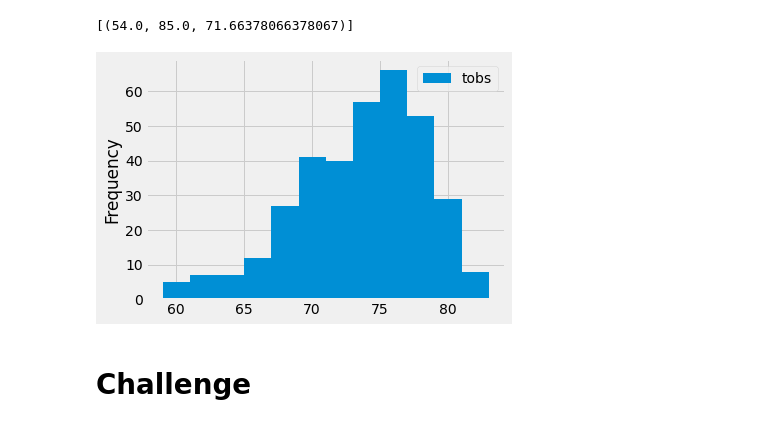
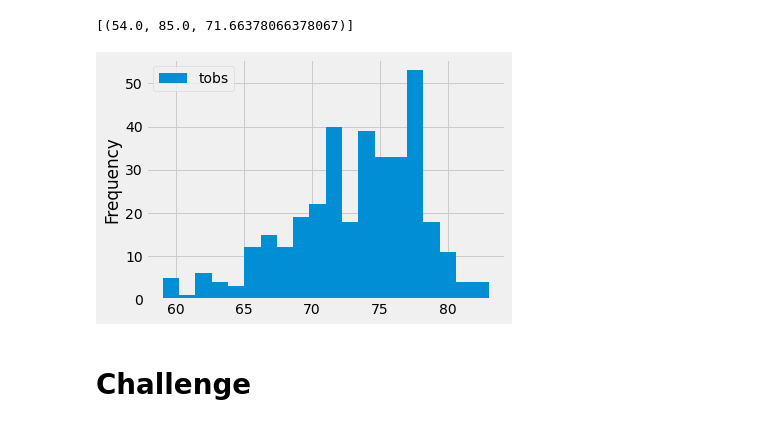
Before and after one commit to gabischlegel/surfs-up, a Jupyter notebook: climate_analysis.ipynb, the cells around one changed output. Drawn from its saved outputs; the diff is of its cells as text; code cells hidden in the pictures.

```diff
--- a/climate_analysis.ipynb
+++ b/climate_analysis.ipynb
@@ -99,14 +99,14 @@ filter(Measurement.station == 'USC00519281').all()
 # %%
 # Choose the station with the highest number of temperature observations.
 # Query the last 12 months of temperature observation data for this station and plot the results as a histogram
 results = session.query(Measurement.tobs).\
 filter(Measurement.station == 'USC00519281').\
 filter(Measurement.date >= prev_year).all()
 df = pd.DataFrame(results, columns=['tobs'])
-df.plot.hist(bins=12)
+df.plot.hist(bins=20)
 plt.tight_layout()
 # %% [output]
-[figure, old version]
+[figure, new version]
 # %%
 # Write a function called `calc_temps` that will accept start date and end date in the format '%Y-%m-%d'
 # and return the minimum, average, and maximum temperatures for that range of dates
```
Also changed, not shown: 1 other file.
